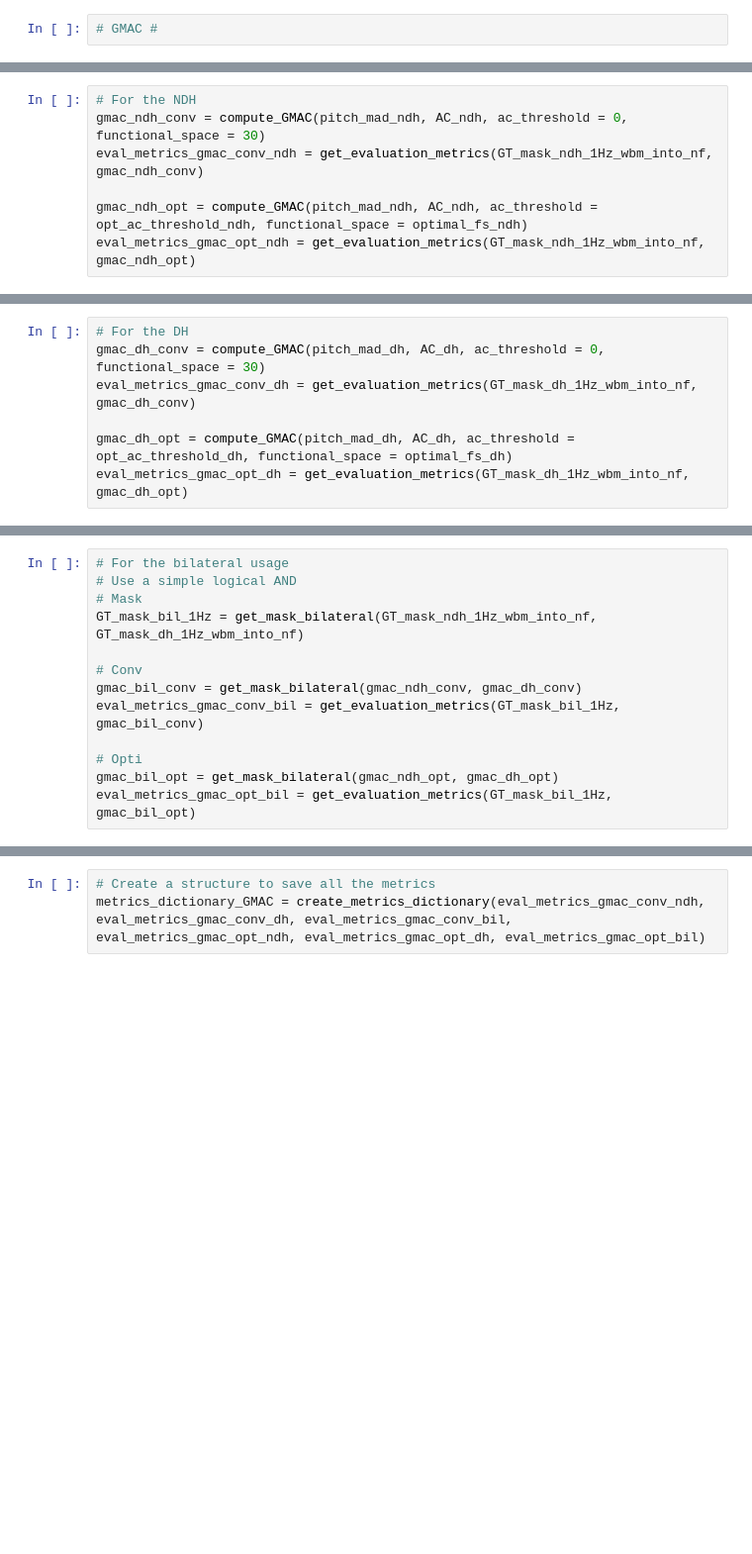
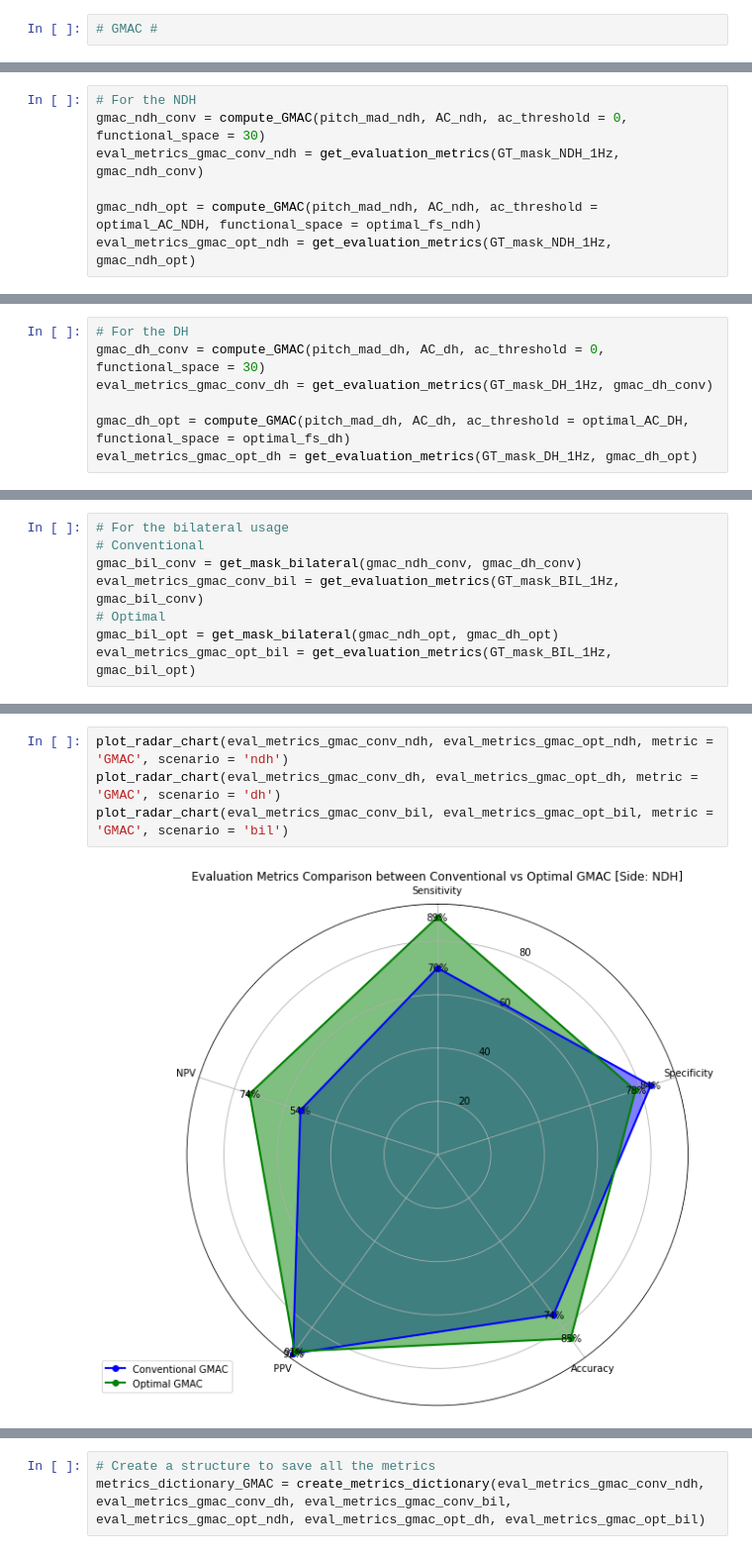
Before and after one commit to gloorli/ul-movement-tracking, a Jupyter notebook: individual_analysis_gm.ipynb, the cells around one changed output, grey strips where cells are left out. Shown at 99% size. Drawn from its saved outputs; the diff is of its cells as text; blank space fills up the shorter version.

```diff
--- a/individual_analysis_gm.ipynb
+++ b/individual_analysis_gm.ipynb
@@ -190,7 +159,7 @@ Thresholds loaded successfully from: ../CreateStudy\S002\S_optimal_threshold_AC.
 # %%
 # For the NDH
 gmac_ndh_conv = compute_GMAC(pitch_mad_ndh, AC_ndh, ac_threshold = 0, functional_space = 30)
-eval_metrics_gmac_conv_ndh = get_evaluation_metrics(GT_mask_ndh_1Hz_wbm_into_nf, gmac_ndh_conv)
+eval_metrics_gmac_conv_ndh = get_evaluation_metrics(GT_mask_NDH_1Hz, gmac_ndh_conv)
 
-gmac_ndh_opt = compute_GMAC(pitch_mad_ndh, AC_ndh, ac_threshold = opt_ac_threshold_ndh, functional_space = optimal_fs_ndh)
-eval_metrics_gmac_opt_ndh = get_evaluation_metrics(GT_mask_ndh_1Hz_wbm_into_nf, gmac_ndh_opt)
+gmac_ndh_opt = compute_GMAC(pitch_mad_ndh, AC_ndh, ac_threshold = optimal_AC_NDH, functional_space = optimal_fs_ndh)
+eval_metrics_gmac_opt_ndh = get_evaluation_metrics(GT_mask_NDH_1Hz, gmac_ndh_opt)
@@ -201,7 +166,7 @@ plot_radar_chart(eval_metrics_gmac_conv_ndh, eval_metrics_gmac_opt_ndh, metric =
 # %%
 # For the DH
 gmac_dh_conv = compute_GMAC(pitch_mad_dh, AC_dh, ac_threshold = 0, functional_space = 30)
-eval_metrics_gmac_conv_dh = get_evaluation_metrics(GT_mask_dh_1Hz_wbm_into_nf, gmac_dh_conv)
+eval_metrics_gmac_conv_dh = get_evaluation_metrics(GT_mask_DH_1Hz, gmac_dh_conv)
 
-gmac_dh_opt = compute_GMAC(pitch_mad_dh, AC_dh, ac_threshold = opt_ac_threshold_dh, functional_space = optimal_fs_dh)
-eval_metrics_gmac_opt_dh = get_evaluation_metrics(GT_mask_dh_1Hz_wbm_into_nf, gmac_dh_opt)
+gmac_dh_opt = compute_GMAC(pitch_mad_dh, AC_dh, ac_threshold = optimal_AC_DH, functional_space = optimal_fs_dh)
+eval_metrics_gmac_opt_dh = get_evaluation_metrics(GT_mask_DH_1Hz, gmac_dh_opt)
@@ -212,13 +173,8 @@ plot_radar_chart(eval_metrics_gmac_conv_dh, eval_metrics_gmac_opt_dh, metric = '
 # %%
 # For the bilateral usage
-# Use a simple logical AND
-# Mask
-GT_mask_bil_1Hz = get_mask_bilateral(GT_mask_ndh_1Hz_wbm_into_nf, GT_mask_dh_1Hz_wbm_into_nf)
-
-# Conv
+# Conventional
 gmac_bil_conv = get_mask_bilateral(gmac_ndh_conv, gmac_dh_conv)
-eval_metrics_gmac_conv_bil = get_evaluation_metrics(GT_mask_bil_1Hz, gmac_bil_conv)
-
-# Opti
+eval_metrics_gmac_conv_bil = get_evaluation_metrics(GT_mask_BIL_1Hz, gmac_bil_conv)
+# Optimal
 gmac_bil_opt = get_mask_bilateral(gmac_ndh_opt, gmac_dh_opt)
-eval_metrics_gmac_opt_bil = get_evaluation_metrics(GT_mask_bil_1Hz, gmac_bil_opt)
+eval_metrics_gmac_opt_bil = get_evaluation_metrics(GT_mask_BIL_1Hz, gmac_bil_opt)
@@ -228,0 +181,6 @@ plot_radar_chart(eval_metrics_gmac_conv_bil, eval_metrics_gmac_opt_bil, metric =
+# %%
+plot_radar_chart(eval_metrics_gmac_conv_ndh, eval_metrics_gmac_opt_ndh, metric = 'GMAC', scenario = 'ndh')
+plot_radar_chart(eval_metrics_gmac_conv_dh, eval_metrics_gmac_opt_dh, metric = 'GMAC', scenario = 'dh')
+plot_radar_chart(eval_metrics_gmac_conv_bil, eval_metrics_gmac_opt_bil, metric = 'GMAC', scenario = 'bil')
+# %% [output]
+[figure, new version]
```
Also changed, not shown: parts of 33 cells of this notebook, 8 other files.
